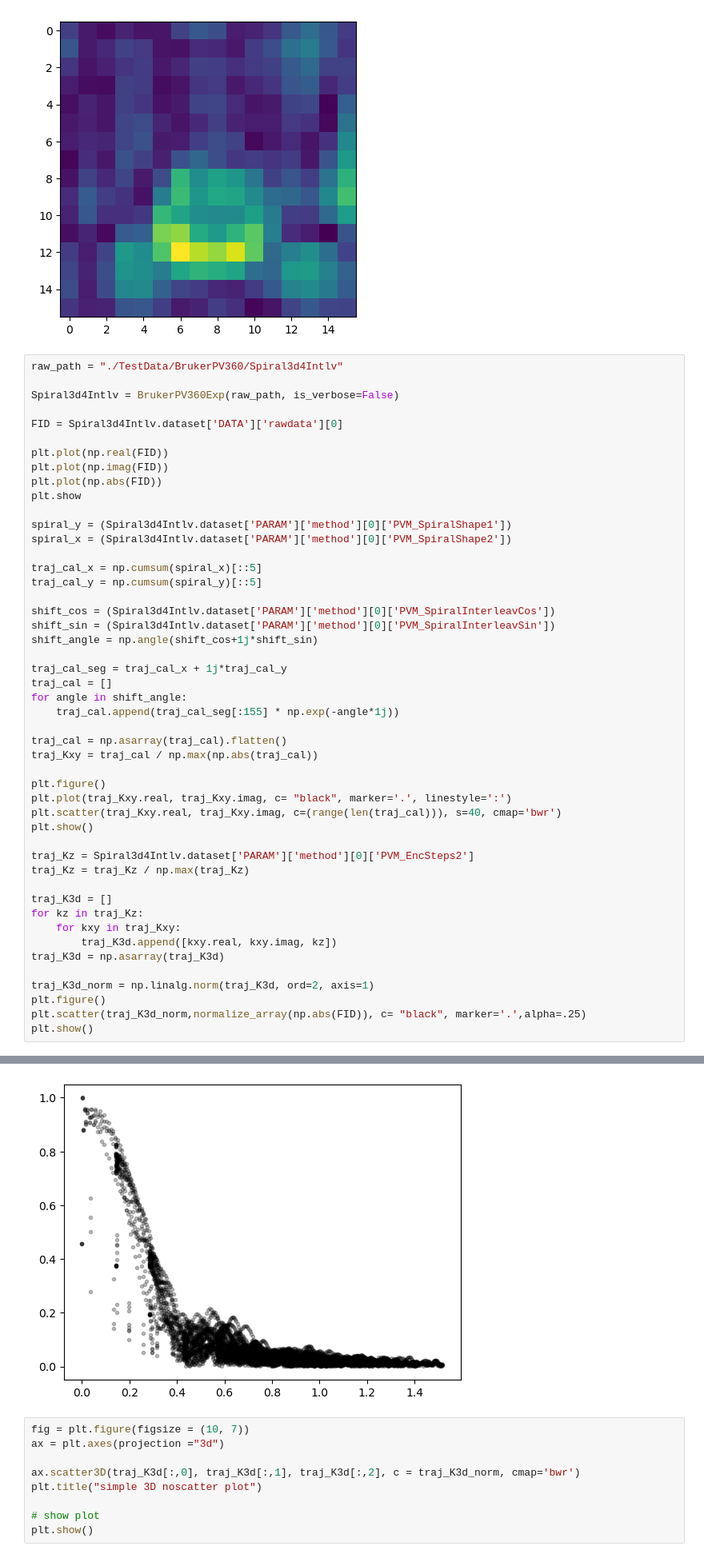
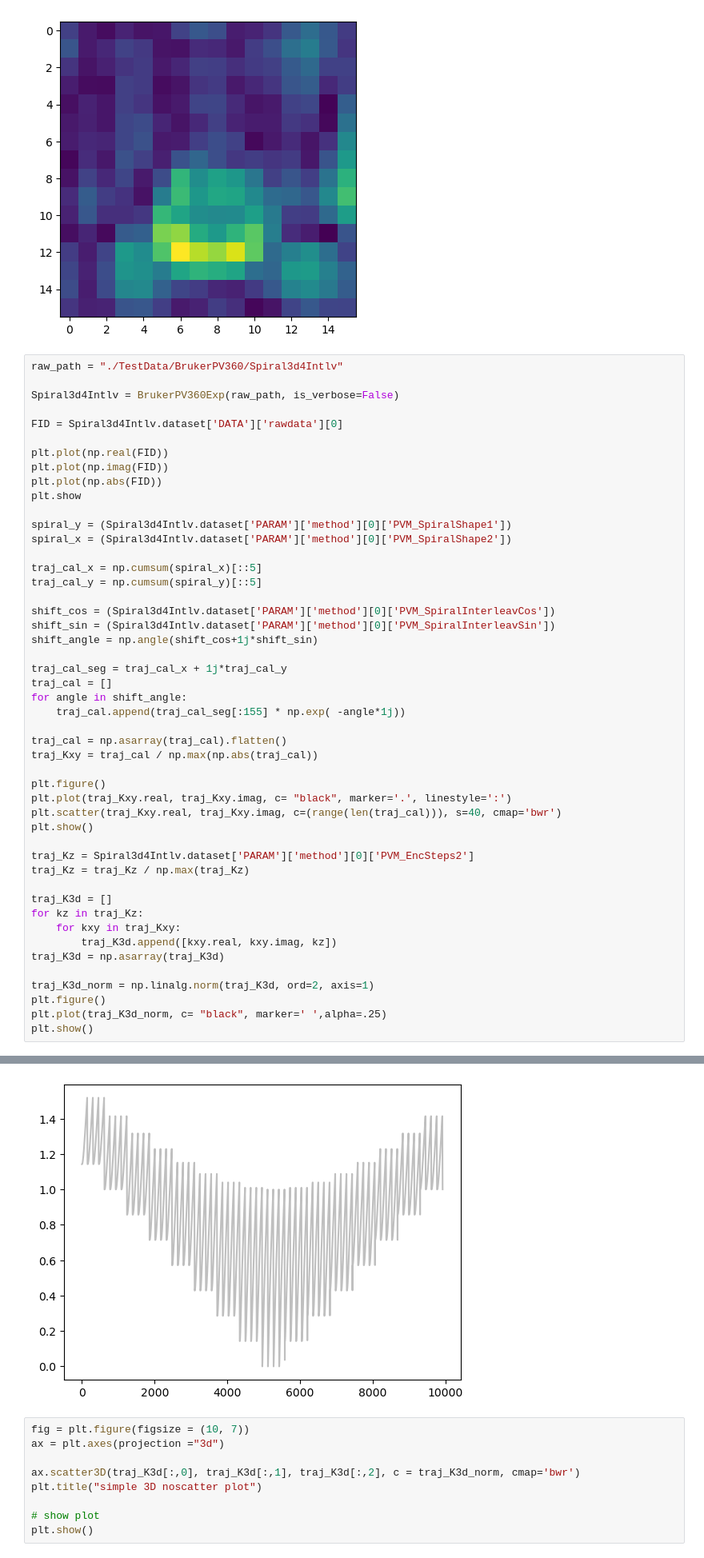
Before and after one commit to Xiao-JI-94158/pyHydra, a Jupyter notebook: spiralTest.ipynb, the cells around one changed output, grey strips where cells are left out. Shown at 80% size. Drawn from its saved outputs; the diff is of its cells as text.

```diff
--- a/spiralTest.ipynb
+++ b/spiralTest.ipynb
@@ -284,36 +284,36 @@ shift_cos = (Spiral3d4Intlv.dataset['PARAM']['method'][0]['PVM_SpiralInterleavCo
 shift_sin = (Spiral3d4Intlv.dataset['PARAM']['method'][0]['PVM_SpiralInterleavSin'])
 shift_angle = np.angle(shift_cos+1j*shift_sin)
 
 traj_cal_seg = traj_cal_x + 1j*traj_cal_y
 traj_cal = []
 for angle in shift_angle:
-    traj_cal.append(traj_cal_seg[:155] * np.exp(-angle*1j))
+    traj_cal.append(traj_cal_seg[:155] * np.exp( -angle*1j))
 
 traj_cal = np.asarray(traj_cal).flatten()
 traj_Kxy = traj_cal / np.max(np.abs(traj_cal))
 
 plt.figure()
 plt.plot(traj_Kxy.real, traj_Kxy.imag, c= "black", marker='.', linestyle=':')
 plt.scatter(traj_Kxy.real, traj_Kxy.imag, c=(range(len(traj_cal))), s=40, cmap='bwr')
 plt.show()
 
 traj_Kz = Spiral3d4Intlv.dataset['PARAM']['method'][0]['PVM_EncSteps2']
 traj_Kz = traj_Kz / np.max(traj_Kz)
 
 traj_K3d = []
 for kz in traj_Kz:
     for kxy in traj_Kxy:
         traj_K3d.append([kxy.real, kxy.imag, kz])
 traj_K3d = np.asarray(traj_K3d)
 
 traj_K3d_norm = np.linalg.norm(traj_K3d, ord=2, axis=1)
 plt.figure()
-plt.scatter(traj_K3d_norm,normalize_array(np.abs(FID)), c= "black", marker='.',alpha=.25)
+plt.plot(traj_K3d_norm, c= "black", marker=' ',alpha=.25)
 plt.show()
 # %% [output]
 [figure]
 [figure]
-[figure, old version]
+[figure, new version]
 # %%
 fig = plt.figure(figsize = (10, 7))
 ax = plt.axes(projection ="3d")
```
Also changed, not shown: parts of 11 cells of this notebook.
